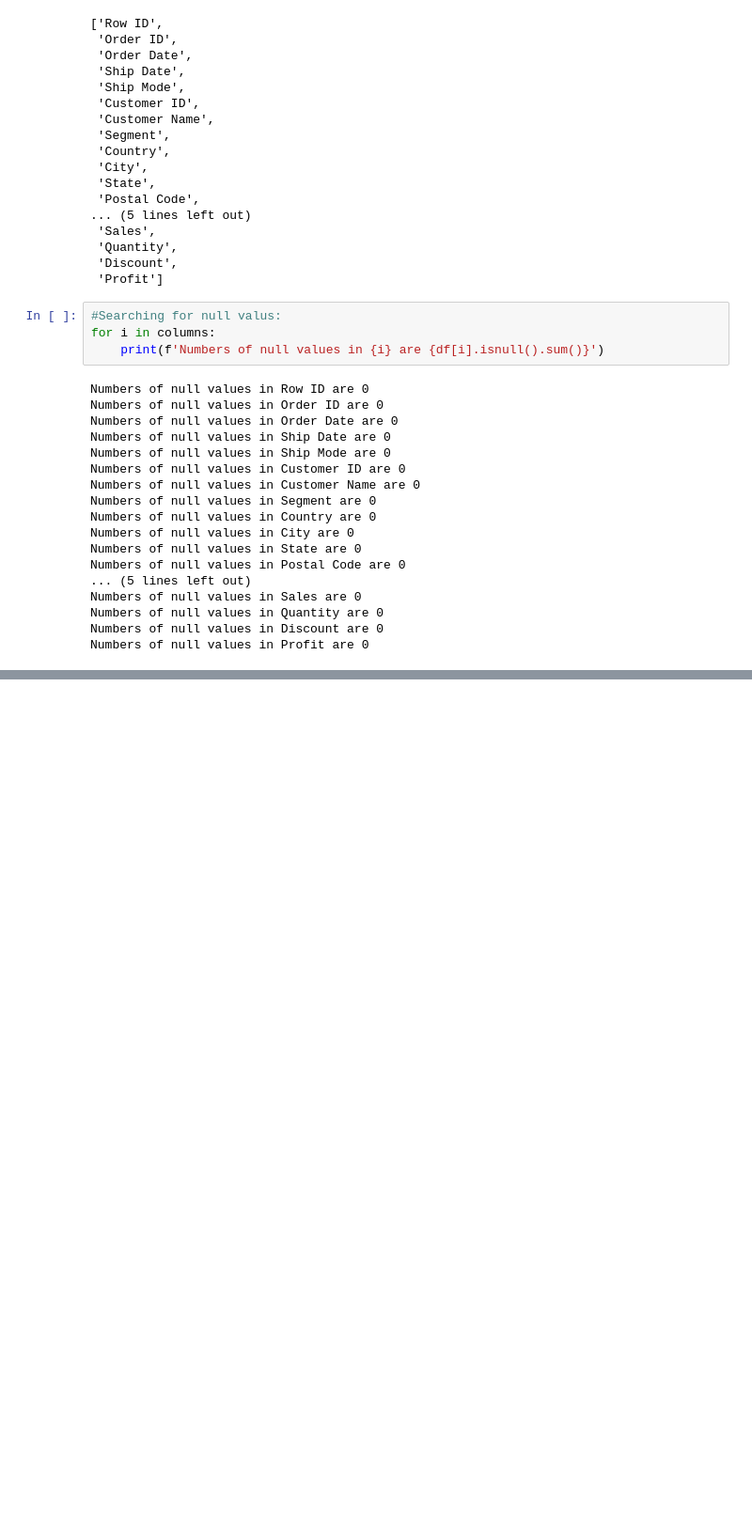
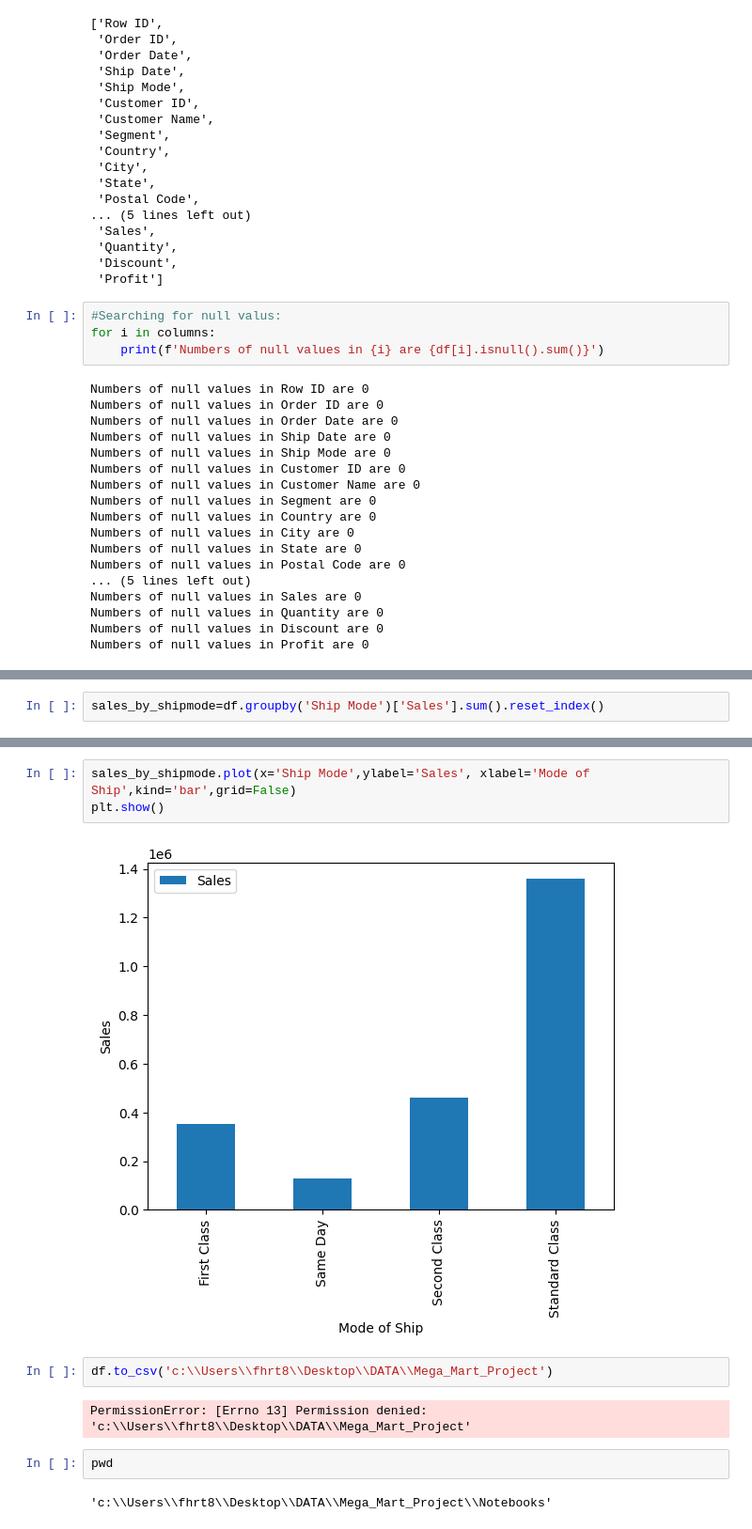
Before and after one commit to fhrt811/Mega-Mart-Analysis, a Jupyter notebook: Notebooks/EDA.ipynb, the cells around one changed output, grey strips where cells are left out. Shown at 94% size. Drawn from its saved outputs; the diff is of its cells as text; blank space fills up the shorter version.

```diff
--- a/Notebooks/EDA.ipynb
+++ b/Notebooks/EDA.ipynb
@@ -103,0 +139,2 @@ Numbers of null values in Profit are 0
+# %%
+sales_by_shipmode=df.groupby('Ship Mode')['Sales'].sum().reset_index()
@@ -103,0 +149,13 @@ Numbers of null values in Profit are 0
+# %%
+sales_by_shipmode.plot(x='Ship Mode',ylabel='Sales', xlabel='Mode of Ship',kind='bar',grid=False)
+plt.show()
+# %% [output]
+[figure, added]
+# %%
+df.to_csv('c:\\Users\\fhrt8\\Desktop\\DATA\\Mega_Mart_Project')
+# %% [output]
+PermissionError: [Errno 13] Permission denied: 'c:\\Users\\fhrt8\\Desktop\\DATA\\Mega_Mart_Project'
+# %%
+pwd
+# %% [output]
+'c:\\Users\\fhrt8\\Desktop\\DATA\\Mega_Mart_Project\\Notebooks'
```
Also changed, not shown: parts of 5 cells of this notebook, 1 other file.
